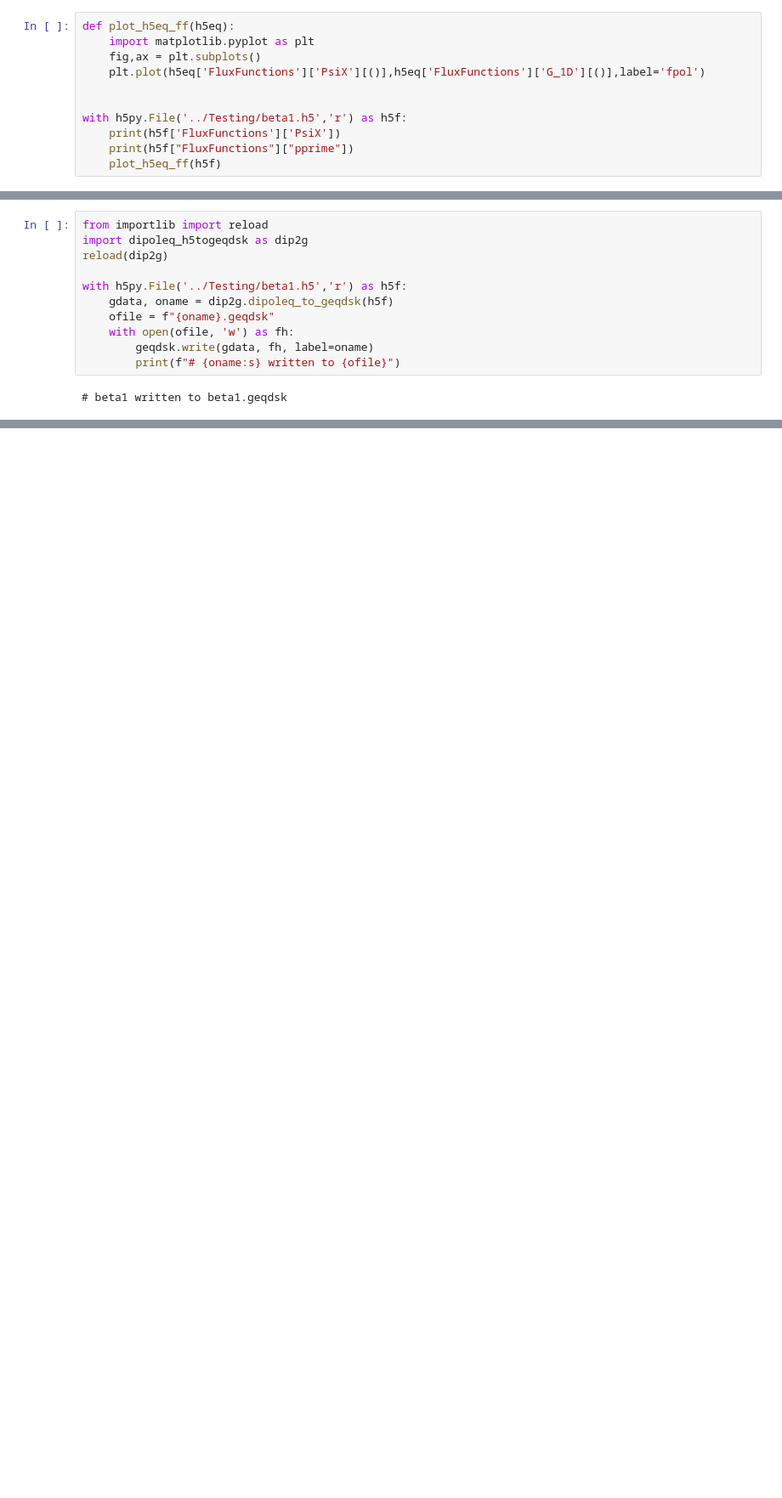
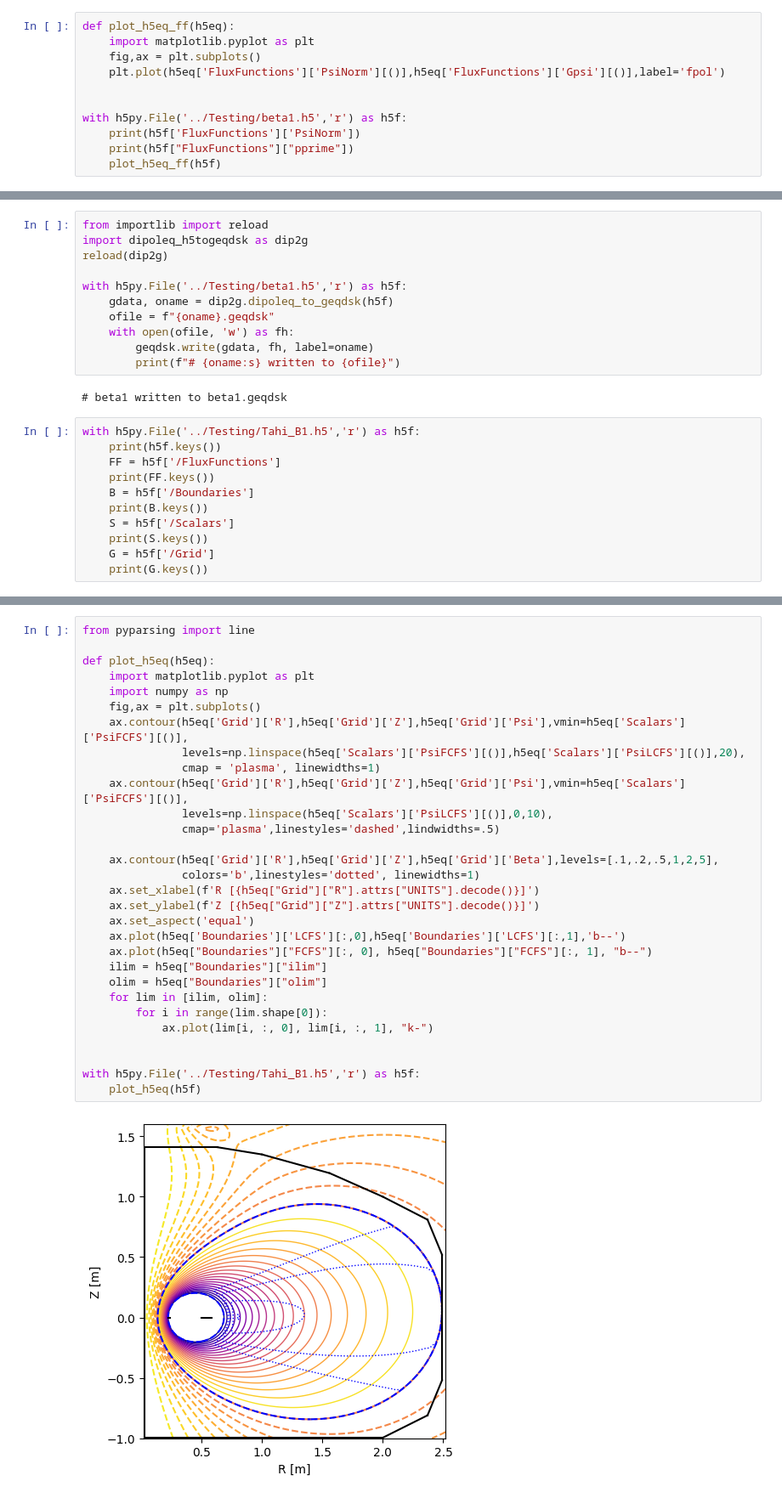
Before and after one commit to dgarnier/dipoleq, a Jupyter notebook: postprocess/hdf2efit.ipynb, the cells around one changed output, grey strips where cells are left out. Shown at 85% size. Cells and saved outputs as stored; diff of their text form; blank space fills up the shorter version.

```diff
--- a/postprocess/hdf2efit.ipynb
+++ b/postprocess/hdf2efit.ipynb
@@ -75,11 +75,11 @@ with h5py.File('../Testing/beta1.h5','r') as h5f:
 def plot_h5eq_ff(h5eq):
     import matplotlib.pyplot as plt
     fig,ax = plt.subplots()
-    plt.plot(h5eq['FluxFunctions']['PsiX'][()],h5eq['FluxFunctions']['G_1D'][()],label='fpol')
+    plt.plot(h5eq['FluxFunctions']['PsiNorm'][()],h5eq['FluxFunctions']['Gpsi'][()],label='fpol')
 
 
 with h5py.File('../Testing/beta1.h5','r') as h5f:
-    print(h5f['FluxFunctions']['PsiX'])
+    print(h5f['FluxFunctions']['PsiNorm'])
     print(h5f["FluxFunctions"]["pprime"])
     plot_h5eq_ff(h5f)
 # %% [output]
@@ -99,3 +99,14 @@ with h5py.File('../Testing/beta1.h5','r') as h5f:
         print(f"# {oname:s} written to {ofile}")
 # %% [output]
 # beta1 written to beta1.geqdsk
+# %%
+with h5py.File('../Testing/Tahi_B1.h5','r') as h5f:
+    print(h5f.keys())
+    FF = h5f['/FluxFunctions']
+    print(FF.keys())
+    B = h5f['/Boundaries']
+    print(B.keys())
+    S = h5f['/Scalars']
+    print(S.keys())
+    G = h5f['/Grid']
+    print(G.keys())
@@ -101,0 +119,32 @@ with h5py.File('../Testing/beta1.h5','r') as h5f:
+# %%
+from pyparsing import line
+
+def plot_h5eq(h5eq):
+    import matplotlib.pyplot as plt
+    import numpy as np
+    fig,ax = plt.subplots()
+    ax.contour(h5eq['Grid']['R'],h5eq['Grid']['Z'],h5eq['Grid']['Psi'],vmin=h5eq['Scalars']['PsiFCFS'][()],
+               levels=np.linspace(h5eq['Scalars']['PsiFCFS'][()],h5eq['Scalars']['PsiLCFS'][()],20),
+               cmap = 'plasma', linewidths=1)
+    ax.contour(h5eq['Grid']['R'],h5eq['Grid']['Z'],h5eq['Grid']['Psi'],vmin=h5eq['Scalars']['PsiFCFS'][()],
+               levels=np.linspace(h5eq['Scalars']['PsiLCFS'][()],0,10),
+               cmap='plasma',linestyles='dashed',lindwidths=.5)
+
+    ax.contour(h5eq['Grid']['R'],h5eq['Grid']['Z'],h5eq['Grid']['Beta'],levels=[.1,.2,.5,1,2,5],
+               colors='b',linestyles='dotted', linewidths=1)
+    ax.set_xlabel(f'R [{h5eq["Grid"]["R"].attrs["UNITS"].decode()}]')
+    ax.set_ylabel(f'Z [{h5eq["Grid"]["Z"].attrs["UNITS"].decode()}]')
+    ax.set_aspect('equal')
+    ax.plot(h5eq['Boundaries']['LCFS'][:,0],h5eq['Boundaries']['LCFS'][:,1],'b--')
+    ax.plot(h5eq["Boundaries"]["FCFS"][:, 0], h5eq["Boundaries"]["FCFS"][:, 1], "b--")
+    ilim = h5eq["Boundaries"]["ilim"]
+    olim = h5eq["Boundaries"]["olim"]
+    for lim in [ilim, olim]:
+        for i in range(lim.shape[0]):
+            ax.plot(lim[i, :, 0], lim[i, :, 1], "k-")
+
+
+with h5py.File('../Testing/Tahi_B1.h5','r') as h5f:
+    plot_h5eq(h5f)
+# %% [output]
+[figure, added]
```
Also changed, not shown: parts of 7 cells of this notebook, 5 other files.
